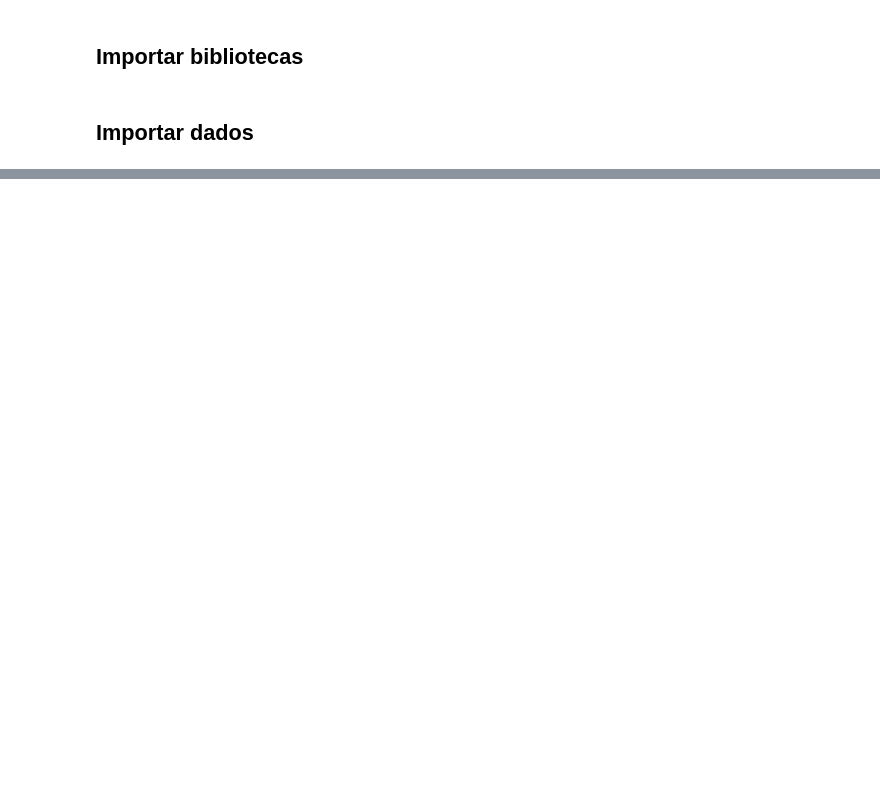
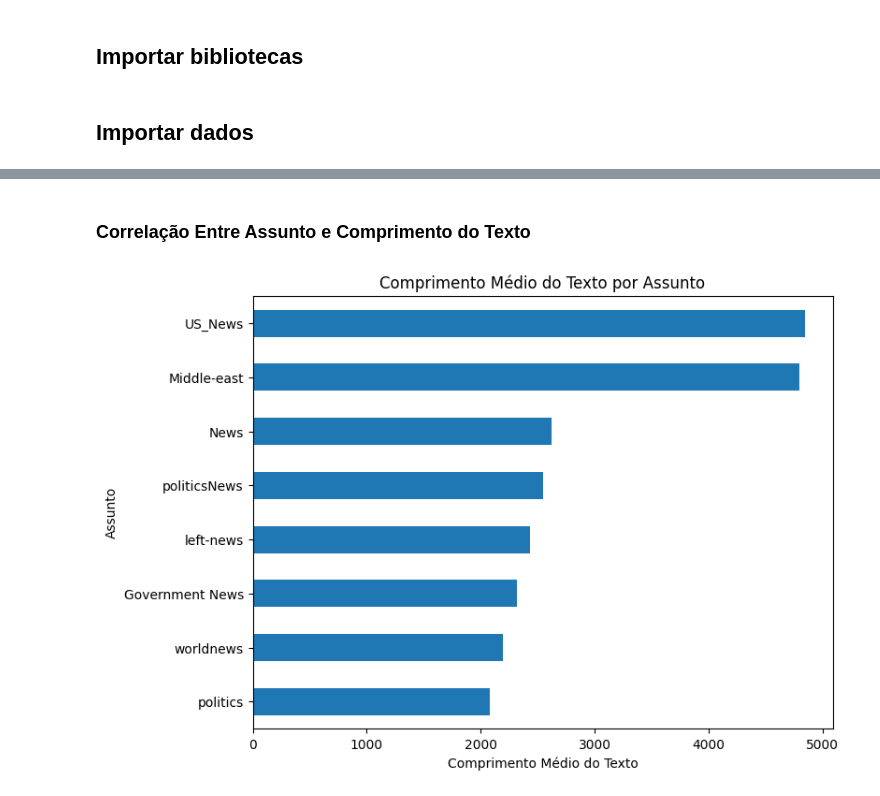
Before and after one commit to FellipeMasc/fake-news-classifier, a Jupyter notebook: tratar_dados/normalizar_dados.ipynb, the cells around one changed output, grey strips where cells are left out. Saved outputs shown, nothing was run; the diff lists cells and outputs as text; code cells hidden in the pictures; blank space fills up the shorter version.

```diff
--- a/tratar_dados/normalizar_dados.ipynb
+++ b/tratar_dados/normalizar_dados.ipynb
@@ -19,0 +204,25 @@ NameError: name 'pd' is not defined
+# %% [markdown]
+### Correlação Entre Assunto e Comprimento do Texto
+# %%
+# Mesclar 'articles', 'subjects', e 'labels'
+subjects = pd.read_csv('subjects.csv')
+articles = pd.read_csv('articles.csv')
+labels = pd.read_csv('labels.csv')
+
+data = pd.merge(articles, subjects, on='id')
+data = pd.merge(data, labels, on='id')
+
+# Calcular o comprimento do texto
+data['text_length'] = data['text'].str.len()
+
+# Calcular o comprimento médio do texto por assunto
+subject_text_length = data.groupby('subject')['text_length'].mean()
+
+# Criar o gráfico de barras horizontais
+subject_text_length.sort_values().plot(kind='barh', figsize=(8, 6))
+plt.title('Comprimento Médio do Texto por Assunto')
+plt.xlabel('Comprimento Médio do Texto')
+plt.ylabel('Assunto')
+plt.show()
+# %% [output]
+[figure, added]
```
Also changed, not shown: parts of 36 cells of this notebook, 4 other files.
